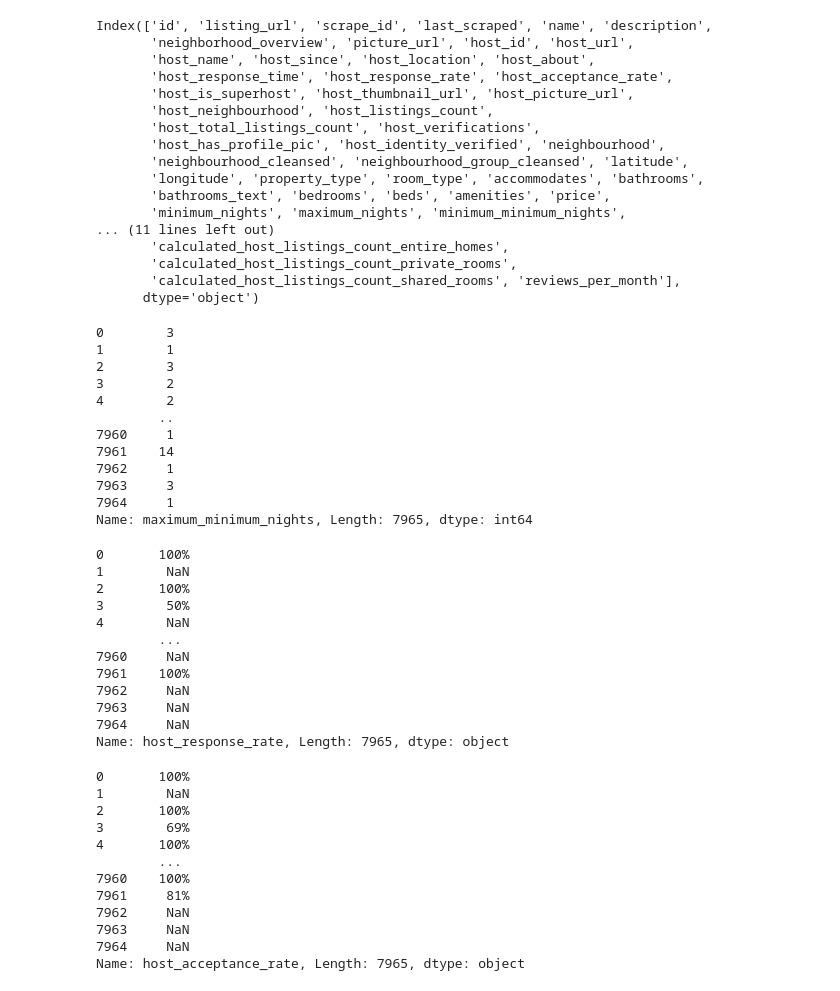
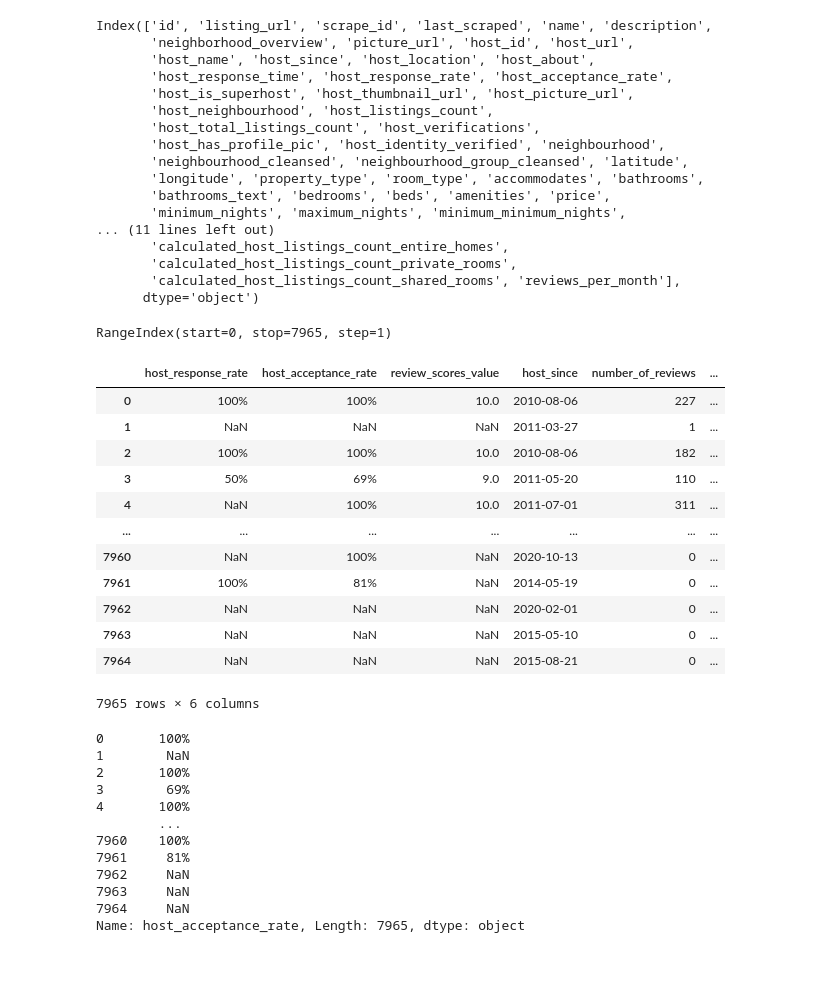
Before and after one commit to ErnestKz/College, a Jupyter notebook: MachineLearning/GroupProject/Notebook.ipynb, the cells around one changed output. Cells and saved outputs as stored; diff of their text form; code cells hidden in the pictures; blank space fills up the shorter version.

```diff
--- a/MachineLearning/GroupProject/Notebook.ipynb
+++ b/MachineLearning/GroupProject/Notebook.ipynb
@@ -23,21 +24,6 @@ Index(['id', 'listing_url', 'scrape_id', 'last_scraped', 'name', 'description',
        'calculated_host_listings_count_private_rooms',
        'calculated_host_listings_count_shared_rooms', 'reviews_per_month'],
       dtype='object')
-# %%
-df["maximum_minimum_nights"]
-# %% [output]
-0        3
-1        1
-2        3
-3        2
-4        2
-        ..
-7960     1
-7961    14
-7962     1
-7963     3
-7964     1
-Name: maximum_minimum_nights, Length: 7965, dtype: int64
 # %%
 columns = [
     "host_response_rate",
@@ -50,19 +36,27 @@ columns = [
 
 y = df["host_is_superhost"]
 y= y.to_numpy()
+# %%
+[a, b, c, d, e, f]= df[columns]
+z = df[columns]
 # %%
-df["host_response_rate"]
+df.index
 # %% [output]
-0       100%
-1        NaN
-2       100%
-3        50%
-4        NaN
-        ...
-7960     NaN
-7961    100%
-7962     NaN
-7963     NaN
-7964     NaN
-Name: host_response_rate, Length: 7965, dtype: object
+RangeIndex(start=0, stop=7965, step=1)
+# %%
+z
+# %% [output]
+|  | host_response_rate | host_acceptance_rate | review_scores_value | host_since | number_of_reviews | ... |
+| 0 | 100% | 100% | 10.0 | 2010-08-06 | 227 | ... |
+| 1 | NaN | NaN | NaN | 2011-03-27 | 1 | ... |
+| 2 | 100% | 100% | 10.0 | 2010-08-06 | 182 | ... |
+| 3 | 50% | 69% | 9.0 | 2011-05-20 | 110 | ... |
+| 4 | NaN | 100% | 10.0 | 2011-07-01 | 311 | ... |
+| ... | ... | ... | ... | ... | ... | ... |
+| 7960 | NaN | 100% | NaN | 2020-10-13 | 0 | ... |
+| 7961 | 100% | 81% | NaN | 2014-05-19 | 0 | ... |
+| 7962 | NaN | NaN | NaN | 2020-02-01 | 0 | ... |
+| 7963 | NaN | NaN | NaN | 2015-05-10 | 0 | ... |
+| 7964 | NaN | NaN | NaN | 2015-08-21 | 0 | ... |
+7965 rows × 6 columns
 # %%
```
Also changed, not shown: parts of 8 cells of this notebook, 1 other file.
